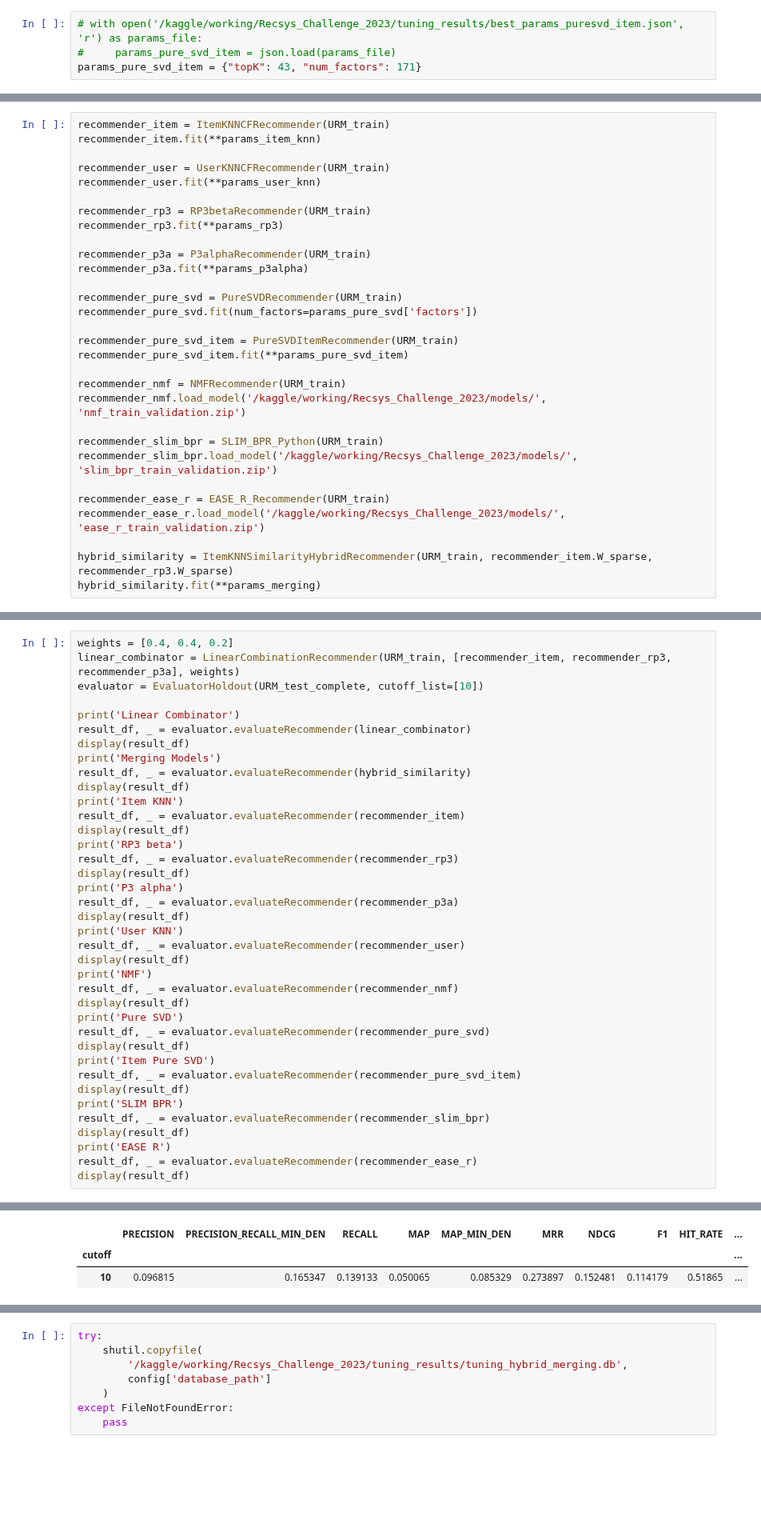
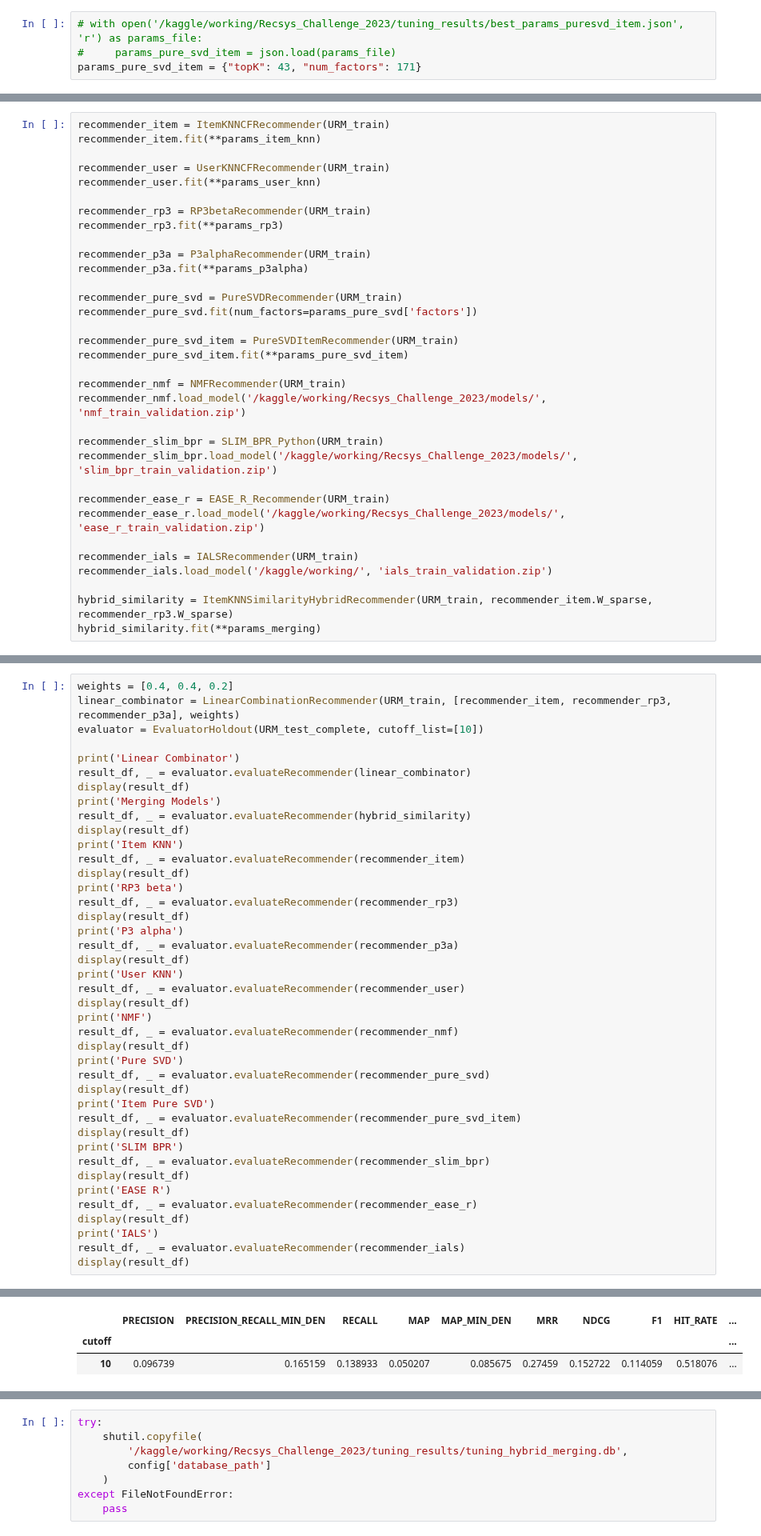
Before and after one commit to CarloSgaravatti/Recsys_Challenge_2023, a Jupyter notebook: challenge_notebooks/linear-combination.ipynb, the cells around one changed output, grey strips where cells are left out. Shown at 80% size. Drawn from its saved outputs; the diff is of its cells as text; blank space fills up the shorter version.

Commit message:
Kaggle Notebook | Linear Combination | Version 12

```diff
--- a/challenge_notebooks/linear-combination.ipynb
+++ b/challenge_notebooks/linear-combination.ipynb
@@ -233,6 +259,9 @@ recommender_slim_bpr.load_model('/kaggle/working/Recsys_Challenge_2023/models/',
 recommender_ease_r = EASE_R_Recommender(URM_train)
 recommender_ease_r.load_model('/kaggle/working/Recsys_Challenge_2023/models/', 'ease_r_train_validation.zip')
 
+recommender_ials = IALSRecommender(URM_train)
+recommender_ials.load_model('/kaggle/working/', 'ials_train_validation.zip')
+
 hybrid_similarity = ItemKNNSimilarityHybridRecommender(URM_train, recommender_item.W_sparse, recommender_rp3.W_sparse)
 hybrid_similarity.fit(**params_merging)
 # %% [output]
@@ -291,6 +320,9 @@ display(result_df)
 print('EASE R')
 result_df, _ = evaluator.evaluateRecommender(recommender_ease_r)
 display(result_df)
+print('IALS')
+result_df, _ = evaluator.evaluateRecommender(recommender_ials)
+display(result_df)
 # %% [output]
 Recommender_Base_Class: URM Detected 627 ( 4.8%) users with no interactions.
 Recommender_Base_Class: URM Detected 247 ( 1.1%) items with no interactions.
@@ -300,5 +332,5 @@ EvaluatorHoldout: Processed 10456 (100.0%) in 16.72 sec. Users per second: 625
 |  | PRECISION | PRECISION_RECALL_MIN_DEN | RECALL | MAP | MAP_MIN_DEN | MRR | NDCG | F1 | HIT_RATE | ... |
 | cutoff |  |  |  |  |  |  |  |  |  | ... |
-| 10 | 0.096815 | 0.165347 | 0.139133 | 0.050065 | 0.085329 | 0.273897 | 0.152481 | 0.114179 | 0.51865 | ... |
+| 10 | 0.096739 | 0.165159 | 0.138933 | 0.050207 | 0.085675 | 0.27459 | 0.152722 | 0.114059 | 0.518076 | ... |
 1 rows × 27 columns
 Merging Models
```
Also changed, not shown: parts of 16 cells of this notebook.
